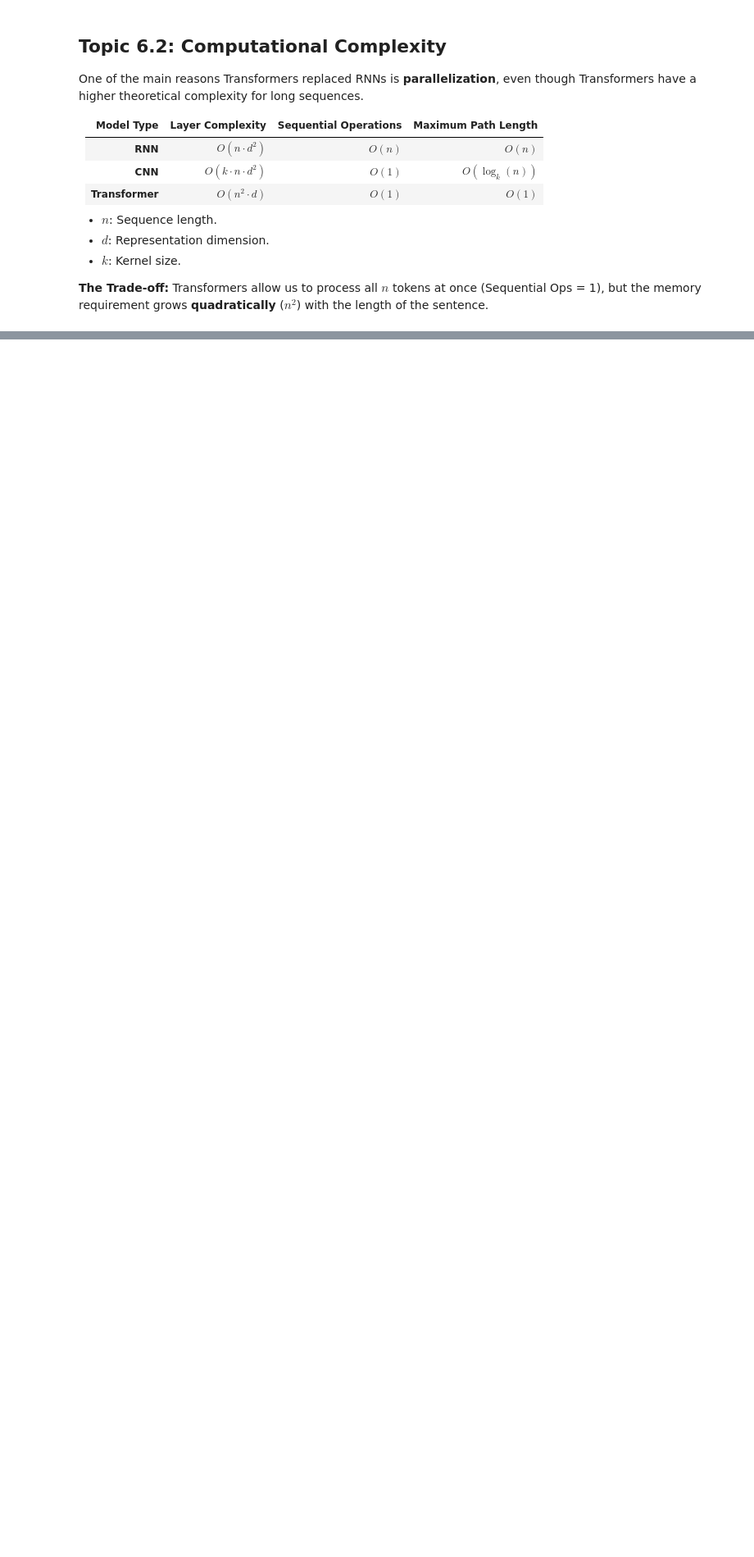
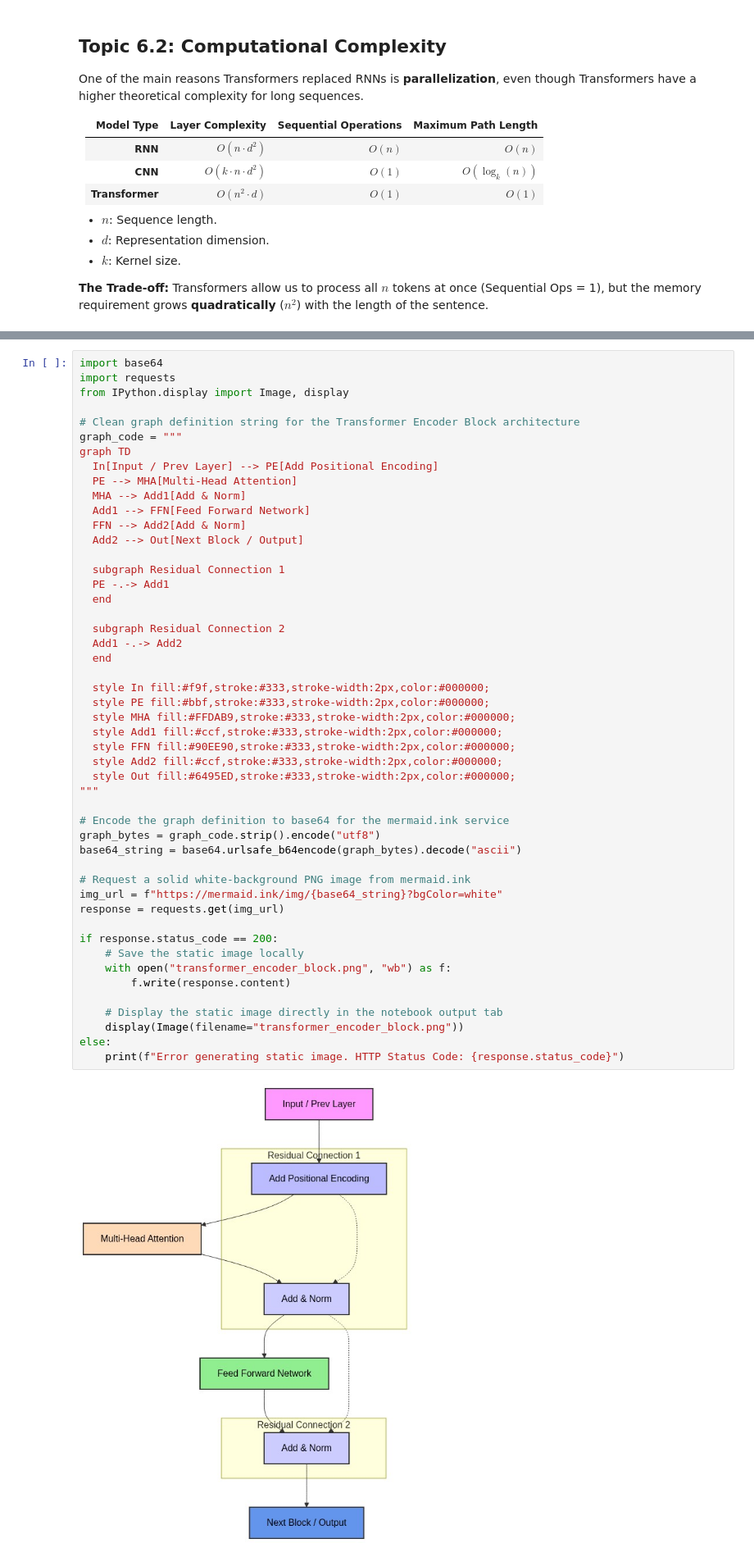
Before and after one commit to rsys-adsingh/Machine-Learning, a Jupyter notebook: study/Chapter_13.ipynb, the cells around one changed output, grey strips where cells are left out. Shown at 82% size. Cells and saved outputs as stored; diff of their text form; blank space fills up the shorter version.

```diff
--- a/study/Chapter_13.ipynb
+++ b/study/Chapter_13.ipynb
@@ -491,3 +473,54 @@ graph TD
+# %%
+import base64
+import requests
+from IPython.display import Image, display
+
+# Clean graph definition string for the Transformer Encoder Block architecture
+graph_code = """
+graph TD
+  In[Input / Prev Layer] --> PE[Add Positional Encoding]
+  PE --> MHA[Multi-Head Attention]
+  MHA --> Add1[Add & Norm]
+  Add1 --> FFN[Feed Forward Network]
+  FFN --> Add2[Add & Norm]
+  Add2 --> Out[Next Block / Output]
+
+  subgraph Residual Connection 1
+  PE -.-> Add1
+  end
+
+  subgraph Residual Connection 2
+  Add1 -.-> Add2
+  end
+
+  style In fill:#f9f,stroke:#333,stroke-width:2px,color:#000000;
+  style PE fill:#bbf,stroke:#333,stroke-width:2px,color:#000000;
+  style MHA fill:#FFDAB9,stroke:#333,stroke-width:2px,color:#000000;
+  style Add1 fill:#ccf,stroke:#333,stroke-width:2px,color:#000000;
+  style FFN fill:#90EE90,stroke:#333,stroke-width:2px,color:#000000;
+  style Add2 fill:#ccf,stroke:#333,stroke-width:2px,color:#000000;
+  style Out fill:#6495ED,stroke:#333,stroke-width:2px,color:#000000;
+"""
+
+# Encode the graph definition to base64 for the mermaid.ink service
+graph_bytes = graph_code.strip().encode("utf8")
+base64_string = base64.urlsafe_b64encode(graph_bytes).decode("ascii")
+
+# Request a solid white-background PNG image from mermaid.ink
+img_url = f"https://mermaid.ink/img/{base64_string}?bgColor=white"
+response = requests.get(img_url)
+
+if response.status_code == 200:
+    # Save the static image locally
+    with open("transformer_encoder_block.png", "wb") as f:
+        f.write(response.content)
+
+    # Display the static image directly in the notebook output tab
+    display(Image(filename="transformer_encoder_block.png"))
+else:
+    print(f"Error generating static image. HTTP Status Code: {response.status_code}")
+# %% [output]
+[figure, added]
 # %% [markdown]
 # Topic 7: Multi-Head Attention
 
```
Also changed, not shown: parts of 4 cells of this notebook.
